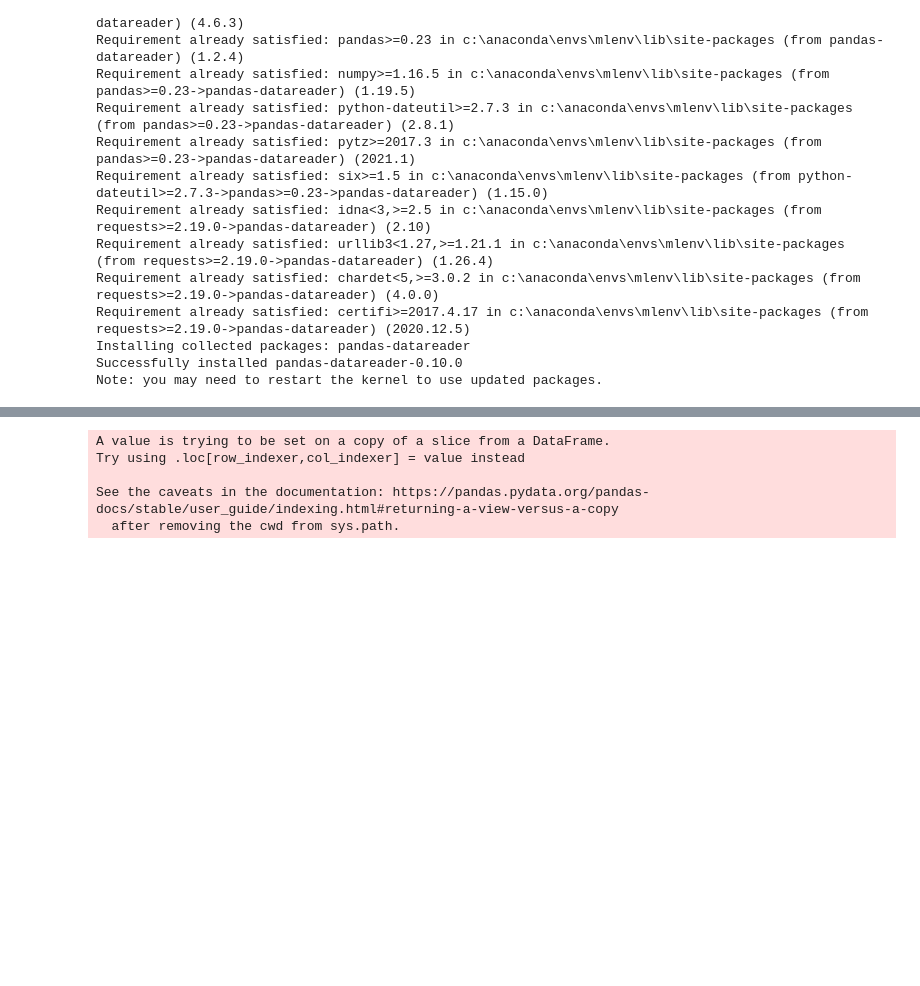
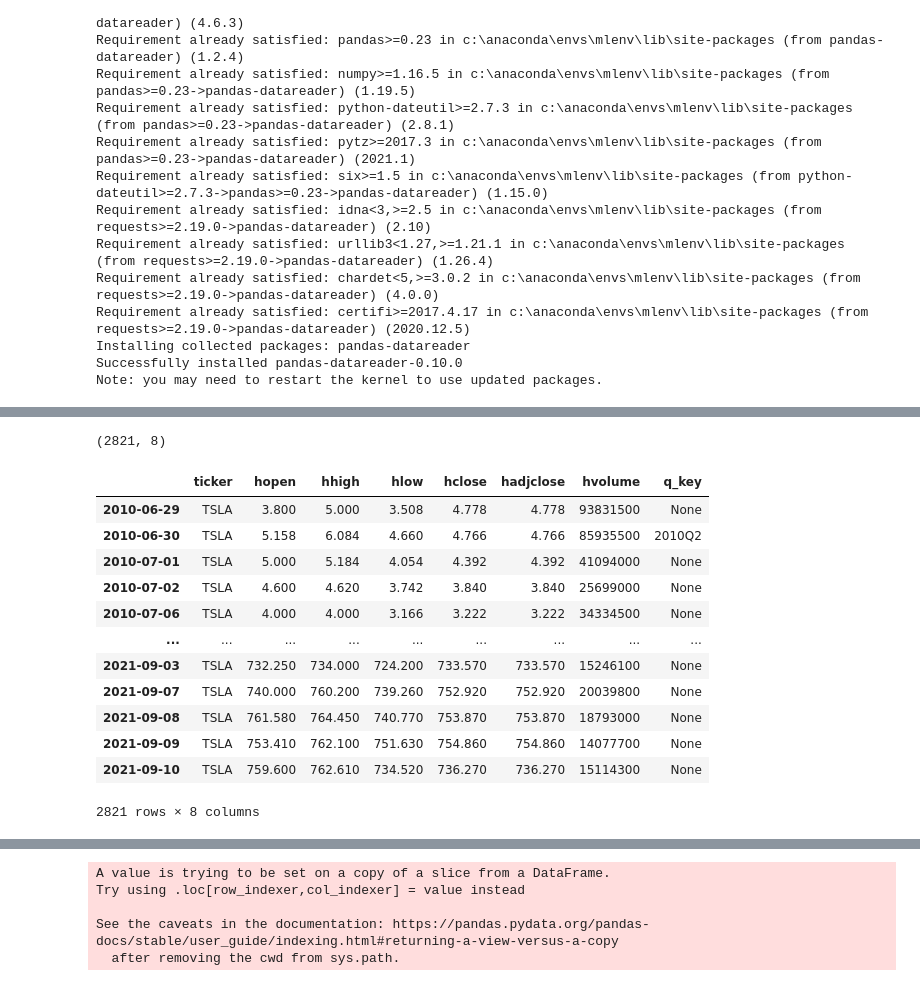
Before and after one commit to NENUKORAH/Final_Project, a Jupyter notebook: Segment2/LSTM.ipynb, the cells around one changed output, grey strips where cells are left out. Saved outputs shown, nothing was run; the diff lists cells and outputs as text; code cells hidden in the pictures; blank space fills up the shorter version.

```diff
--- a/Segment2/LSTM.ipynb
+++ b/Segment2/LSTM.ipynb
@@ -52 +66,25 @@ df
+# %%
+# Reindex data using a DatetimeIndex
+df2 = df1
+df1_series = pd.to_datetime(df1['hdate'])
+df1_index = pd.DatetimeIndex(df1_series.values)
+df3 = df2.set_index(df1_index)
+df3.drop('hdate', axis=1, inplace=True)
+print(df3.shape)
+df3
+# %% [output]
+(2821, 8)
+|  | ticker | hopen | hhigh | hlow | hclose | hadjclose | hvolume | q_key |
+| 2010-06-29 | TSLA | 3.800 | 5.000 | 3.508 | 4.778 | 4.778 | 93831500 | None |
+| 2010-06-30 | TSLA | 5.158 | 6.084 | 4.660 | 4.766 | 4.766 | 85935500 | 2010Q2 |
+| 2010-07-01 | TSLA | 5.000 | 5.184 | 4.054 | 4.392 | 4.392 | 41094000 | None |
+| 2010-07-02 | TSLA | 4.600 | 4.620 | 3.742 | 3.840 | 3.840 | 25699000 | None |
+| 2010-07-06 | TSLA | 4.000 | 4.000 | 3.166 | 3.222 | 3.222 | 34334500 | None |
+| ... | ... | ... | ... | ... | ... | ... | ... | ... |
+| 2021-09-03 | TSLA | 732.250 | 734.000 | 724.200 | 733.570 | 733.570 | 15246100 | None |
+| 2021-09-07 | TSLA | 740.000 | 760.200 | 739.260 | 752.920 | 752.920 | 20039800 | None |
+| 2021-09-08 | TSLA | 761.580 | 764.450 | 740.770 | 753.870 | 753.870 | 18793000 | None |
+| 2021-09-09 | TSLA | 753.410 | 762.100 | 751.630 | 754.860 | 754.860 | 14077700 | None |
+| 2021-09-10 | TSLA | 759.600 | 762.610 | 734.520 | 736.270 | 736.270 | 15114300 | None |
+2821 rows × 8 columns
 # %%
```
Also changed, not shown: parts of 19 cells of this notebook, 12 other files.
